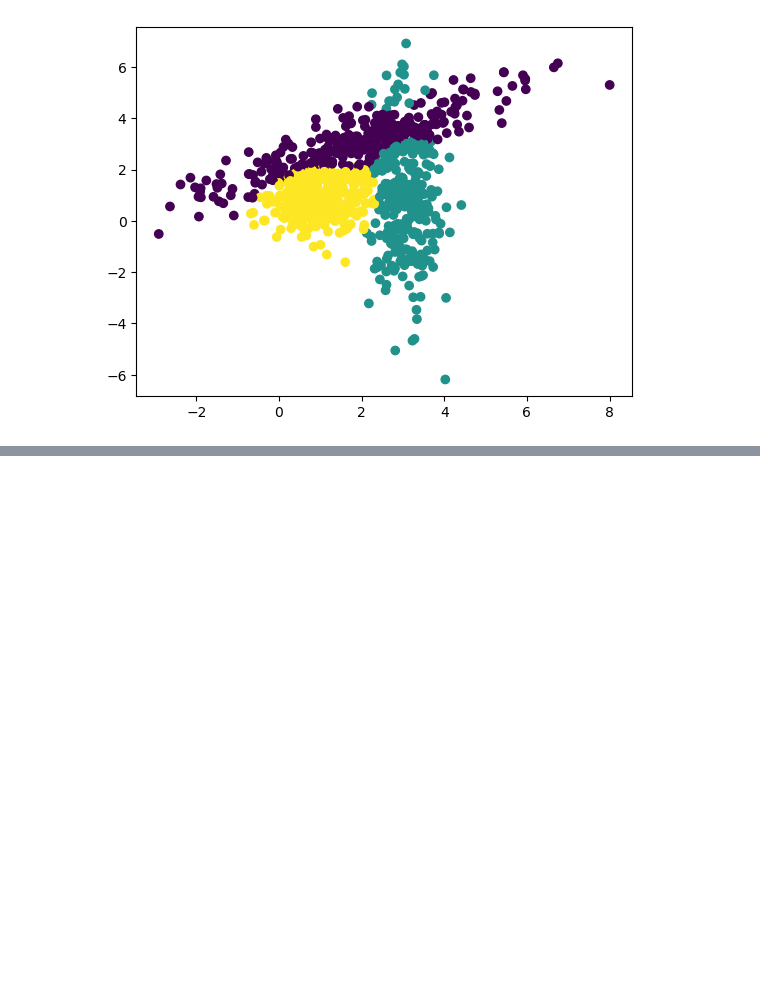
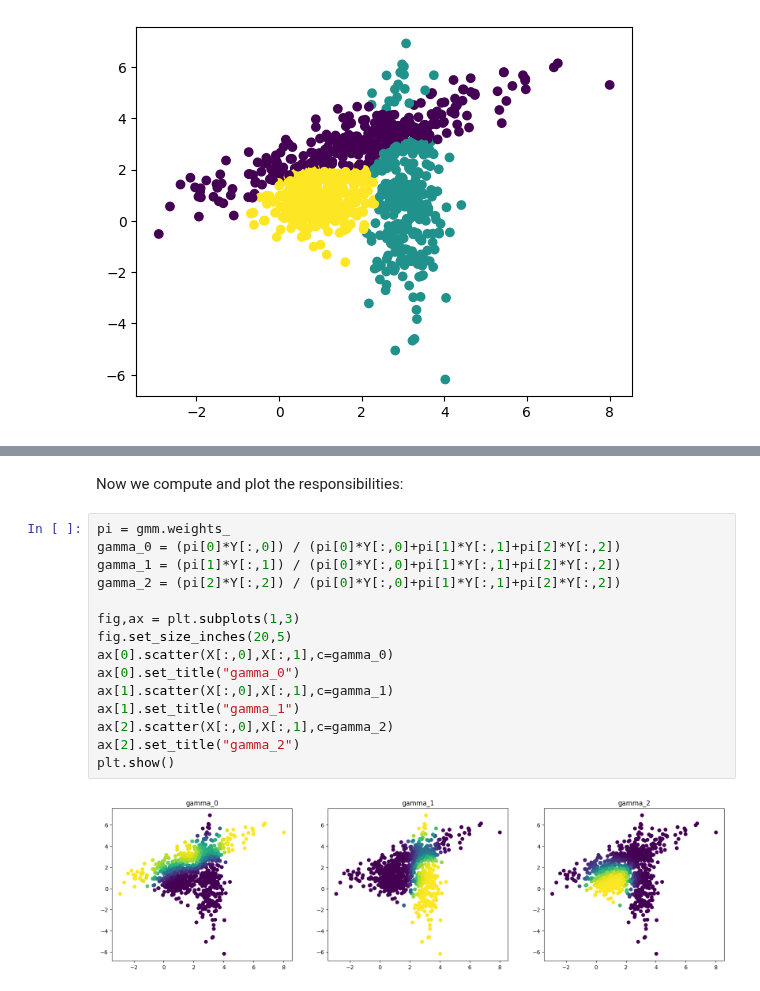
Before and after one commit to giorgiodema/Machine-Learning-2023, a Jupyter notebook: notebooks/09latent_variables.ipynb, the cells around one changed output, grey strips where cells are left out. Drawn from its saved outputs; the diff is of its cells as text; blank space fills up the shorter version.

```diff
--- a/notebooks/09latent_variables.ipynb
+++ b/notebooks/09latent_variables.ipynb
@@ -300,0 +318,19 @@ for i in range(3):
+# %% [markdown]
+Now we compute and plot the responsibilities:
+# %%
+pi = gmm.weights_
+gamma_0 = (pi[0]*Y[:,0]) / (pi[0]*Y[:,0]+pi[1]*Y[:,1]+pi[2]*Y[:,2])
+gamma_1 = (pi[1]*Y[:,1]) / (pi[0]*Y[:,0]+pi[1]*Y[:,1]+pi[2]*Y[:,2])
+gamma_2 = (pi[2]*Y[:,2]) / (pi[0]*Y[:,0]+pi[1]*Y[:,1]+pi[2]*Y[:,2])
+
+fig,ax = plt.subplots(1,3)
+fig.set_size_inches(20,5)
+ax[0].scatter(X[:,0],X[:,1],c=gamma_0)
+ax[0].set_title("gamma_0")
+ax[1].scatter(X[:,0],X[:,1],c=gamma_1)
+ax[1].set_title("gamma_1")
+ax[2].scatter(X[:,0],X[:,1],c=gamma_2)
+ax[2].set_title("gamma_2")
+plt.show()
+# %% [output]
+[figure, added]
```
Also changed, not shown: parts of 8 cells of this notebook.
